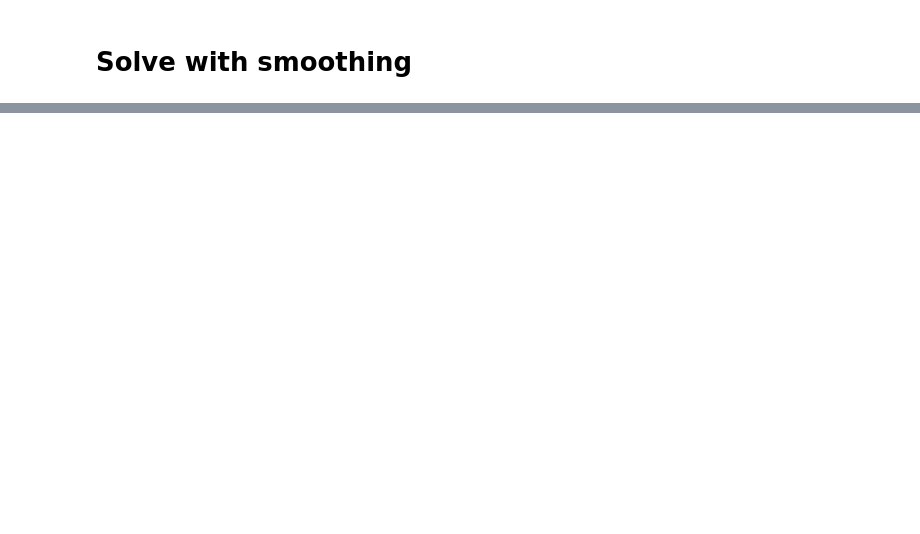
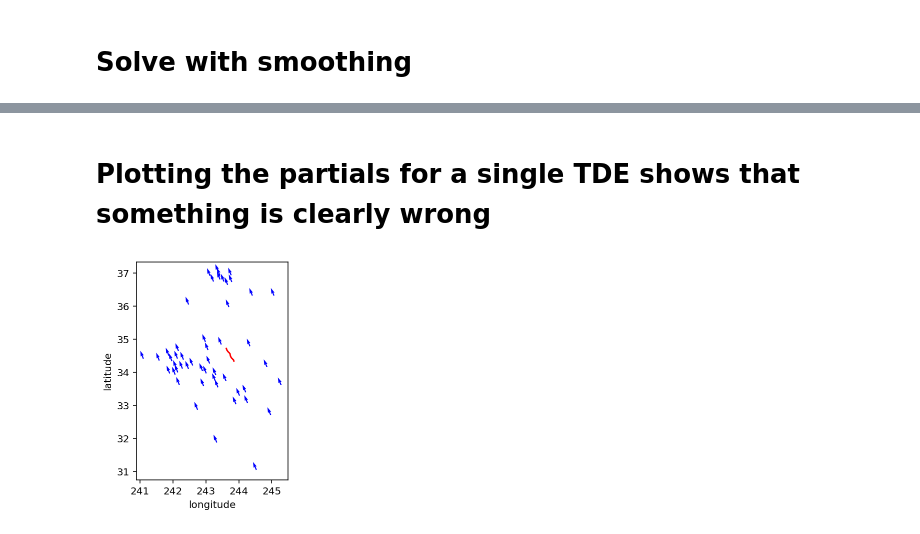
Before and after one commit to jploveless/relax_disloc, a Jupyter notebook: hector_mine.ipynb, the cells around one changed output, grey strips where cells are left out. Drawn from its saved outputs; the diff is of its cells as text; code cells hidden in the pictures; blank space fills up the shorter version.

Commit message:
Elastic partials are clearly wrong...WAT???

```diff
--- a/hector_mine.ipynb
+++ b/hector_mine.ipynb
@@ -599,0 +633,25 @@ plt.show()
+# %% [markdown]
+# Plotting the partials for a single TDE shows that something is clearly wrong
+# %%
+est_slip_smooth = np.linalg.pinv(assembled_mat) @ data_vector_smooth
+test = np.zeros_like(est_slip_smooth)
+test[10] = 1
+predictions_smooth = assembled_mat @ test
+predictions_east_smooth = predictions_smooth[np.arange(0, 100, 2)]
+predictions_north_smooth = predictions_smooth[np.arange(1, 100, 2)]
+
+plt.plot(df_fault.lon, df_fault.lat, "-r")
+plt.quiver(
+    df_gps.lon,
+    df_gps.lat,
+    predictions_east_smooth,
+    predictions_north_smooth,
+    color="blue",
+    zorder=10,
+)
+plt.xlabel("longitude")
+plt.ylabel("latitude")
+plt.gca().set_aspect("equal")
+plt.show()
+# %% [output]
+[figure, added]
```
Also changed, not shown: parts of 10 cells of this notebook.
